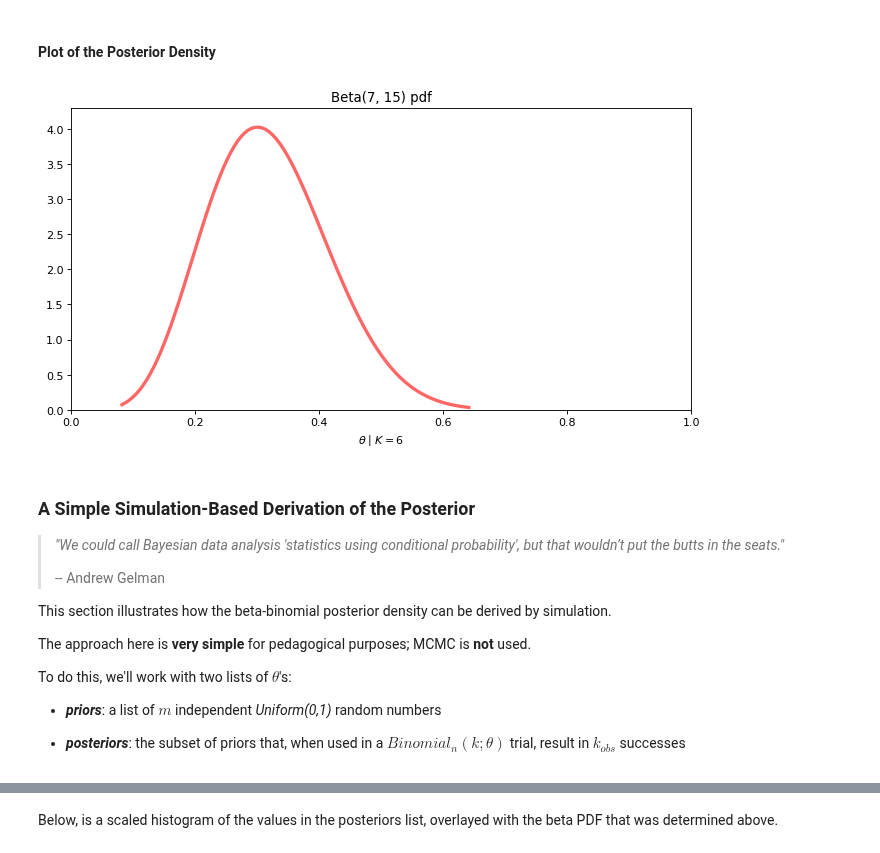
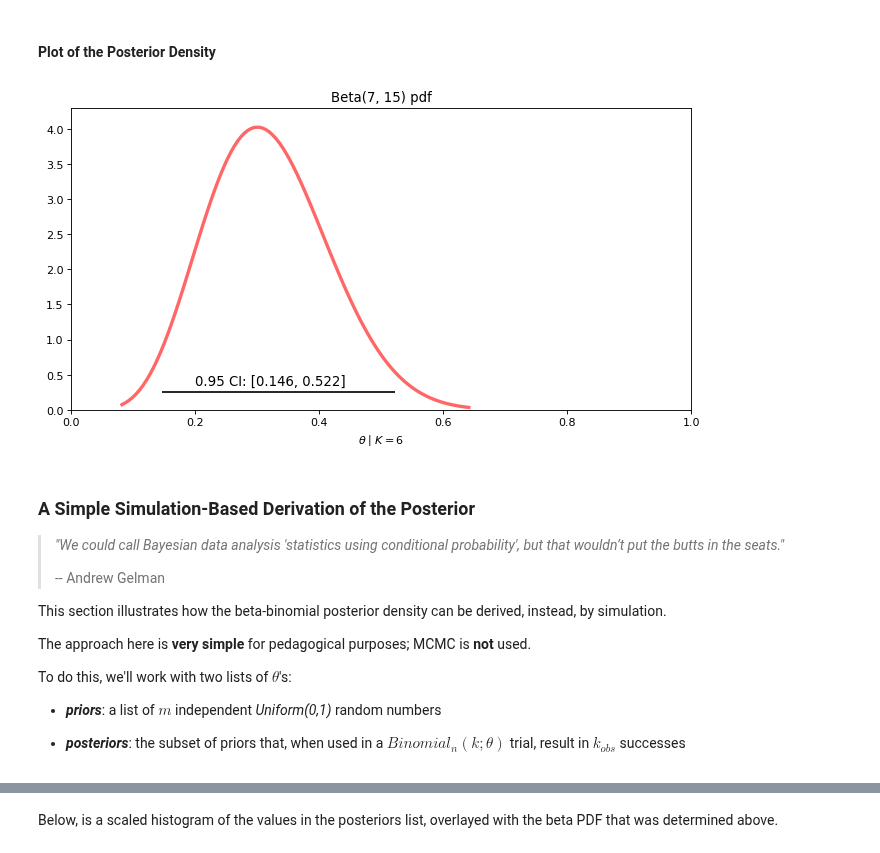
Before and after one commit to alreich/ipython-notebooks, a Jupyter notebook: Bayesian_Beta_Binomial_Example.ipynb, the cells around one changed output, grey strips where cells are left out. Cells and saved outputs as stored; diff of their text form; code cells hidden in the pictures.

```diff
--- a/Bayesian_Beta_Binomial_Example.ipynb
+++ b/Bayesian_Beta_Binomial_Example.ipynb
@@ -80,26 +84,34 @@ For this example, the posterior distribution is Beta(7, 15)
 # %%
 from scipy.stats import uniform, binom, beta
 import numpy as np
 import matplotlib.pyplot as plt
 %matplotlib inline
+
+# Frequentist Confidence Interval
+conf_int_size = 0.95
+p1 = (1 - conf_int_size)/2
+ci_low, ci_high = beta.ppf([p1, 1-p1], *posterior_beta_parameters)
+ci_label = f"{conf_int_size} CI: [{ci_low:0.3f}, {ci_high:0.3f}]"
 
 x = np.linspace(beta.ppf(0.001, *posterior_beta_parameters),
                 beta.ppf(0.999, *posterior_beta_parameters), 100)
 fig=plt.figure(figsize=(10, 5), dpi= 80, facecolor='w', edgecolor='k')
 plt.xlabel(r"$\theta \mid K = $" + f"{k_obs}")
 plt.title(f"Beta{posterior_beta_parameters} pdf")
 plt.xlim(0.0, 1.0)
 plt.ylim(0.0, 4.3)
+plt.hlines(0.25, ci_low, ci_high, colors='k', linestyles='solid')
+plt.text(0.2, 0.35, ci_label, color='k', fontsize='large')
 _ = plt.plot(x, beta.pdf(x, *posterior_beta_parameters), 'r-', lw=3, alpha=0.6)
 # %% [output]
-[figure, old version]
+[figure, new version]
 # %% [markdown]
 ### A Simple Simulation-Based Derivation of the Posterior
 
 > <i>"We could call Bayesian data analysis 'statistics using conditional probability', but that wouldn’t put the butts in the seats."</i>
 > <p>-- Andrew Gelman</p>
 
-This section illustrates how the beta-binomial posterior density can be derived by simulation.
+This section illustrates how the beta-binomial posterior density can be derived, instead, by simulation.
 
 The approach here is <b>very simple</b> for pedagogical purposes; MCMC is <b>not</b> used.
 
```
Also changed, not shown: parts of 15 cells of this notebook.
